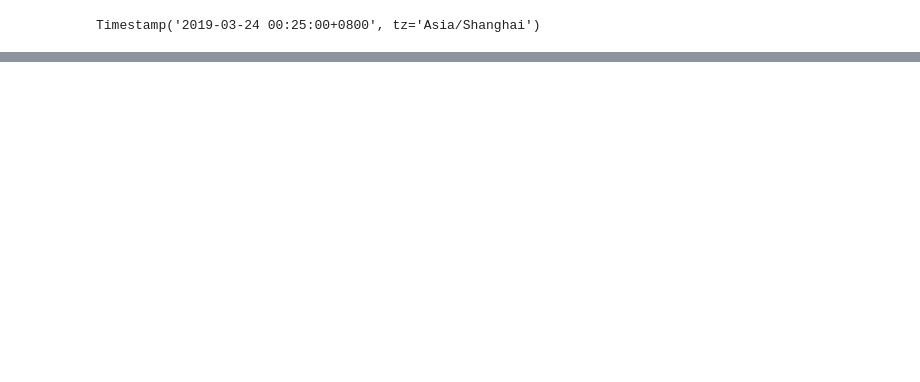
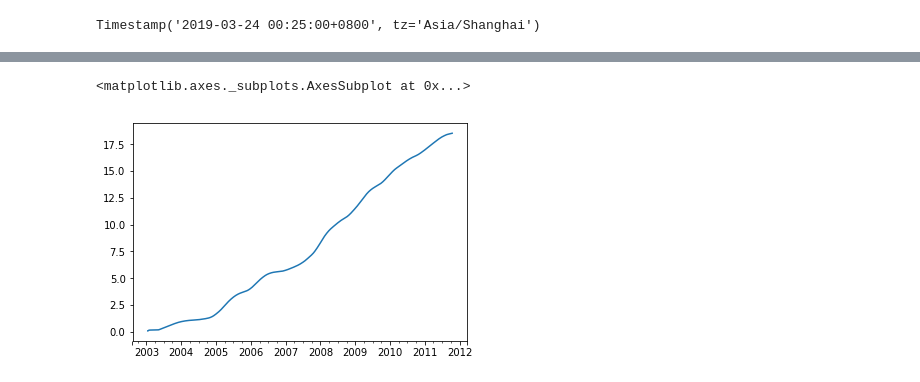
Before and after one commit to Gnomeek/python-for-data-analysis, a Jupyter notebook: Chapter11.ipynb, the cells around one changed output, grey strips where cells are left out. Cells and saved outputs as stored; diff of their text form; code cells hidden in the pictures; blank space fills up the shorter version.

```diff
--- a/Chapter11.ipynb
+++ b/Chapter11.ipynb
@@ -500,0 +873,5 @@ Timestamp('2019-03-24 00:25:00+0800', tz='Asia/Shanghai')
+# %%
+expanding_mean.plot()
+# %% [output]
+<matplotlib.axes._subplots.AxesSubplot at 0x...>
+[figure, added]
```
Also changed, not shown: parts of 71 cells of this notebook.
